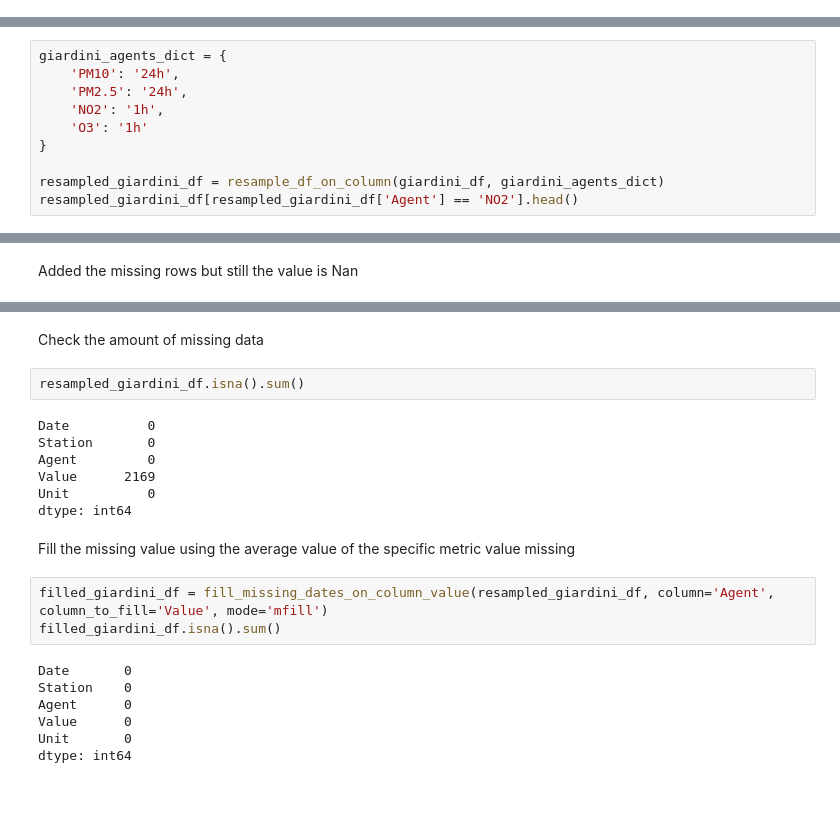
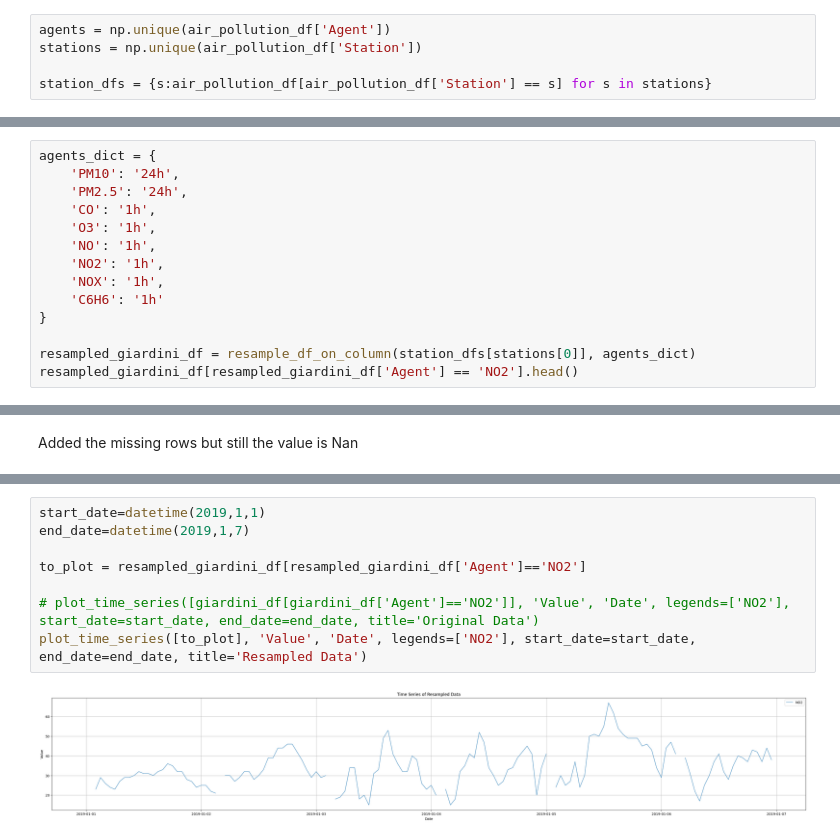
Before and after one commit to davidesonno/AII-project, a Jupyter notebook: 1-pollution_preprocessing.ipynb, the cells around one changed output, grey strips where cells are left out. Drawn from its saved outputs; the diff is of its cells as text; blank space fills up the shorter version.

```diff
--- a/1-pollution_preprocessing.ipynb
+++ b/1-pollution_preprocessing.ipynb
@@ -62,0 +57,5 @@ chiarini_df = air_pollution_df[air_pollution_df['Station'] == 'VIA CHIARINI']
+# %%
+agents = np.unique(air_pollution_df['Agent'])
+stations = np.unique(air_pollution_df['Station'])
+
+station_dfs = {s:air_pollution_df[air_pollution_df['Station'] == s] for s in stations}
@@ -88,13 +141,17 @@ Name: count, dtype: int64
 Resample (modify dataframe to have a dense index and add also to each row the missing values for station and Unit(not really necessary anyway))
 PM are resampled at 24h, other agents at 1h
 # %%
-giardini_agents_dict = {
+agents_dict = {
     'PM10': '24h',
     'PM2.5': '24h',
+    'CO': '1h',
+    'O3': '1h',
+    'NO': '1h',
     'NO2': '1h',
-    'O3': '1h'
+    'NOX': '1h',
+    'C6H6': '1h'
 }
 
-resampled_giardini_df = resample_df_on_column(giardini_df, giardini_agents_dict)
+resampled_giardini_df = resample_df_on_column(station_dfs[stations[0]], agents_dict)
 resampled_giardini_df[resampled_giardini_df['Agent'] == 'NO2'].head()
 # %% [output]
@@ -158,23 +167,10 @@ Plot to see the difference between the original data that seem to not have missi
-# %% [markdown]
-Check the amount of missing data
-# %%
-resampled_giardini_df.isna().sum()
-# %% [output]
-Date          0
-Station       0
-Agent         0
-Value      2169
-Unit          0
-dtype: int64
-# %% [markdown]
-Fill the missing value using the average value of the specific metric value missing
-# %%
-filled_giardini_df = fill_missing_dates_on_column_value(resampled_giardini_df, column='Agent', column_to_fill='Value', mode='mfill')
-filled_giardini_df.isna().sum()
-# %% [output]
-Date       0
-Station    0
-Agent      0
-Value      0
-Unit       0
-dtype: int64
+# %%
+start_date=datetime(2019,1,1)
+end_date=datetime(2019,1,7)
+
+to_plot = resampled_giardini_df[resampled_giardini_df['Agent']=='NO2']
+
+# plot_time_series([giardini_df[giardini_df['Agent']=='NO2']], 'Value', 'Date', legends=['NO2'], start_date=start_date, end_date=end_date, title='Original Data')
+plot_time_series([to_plot], 'Value', 'Date', legends=['NO2'], start_date=start_date, end_date=end_date, title='Resampled Data')
+# %% [output]
+[figure, added]
```
Also changed, not shown: parts of 56 cells of this notebook, 6 other files.
